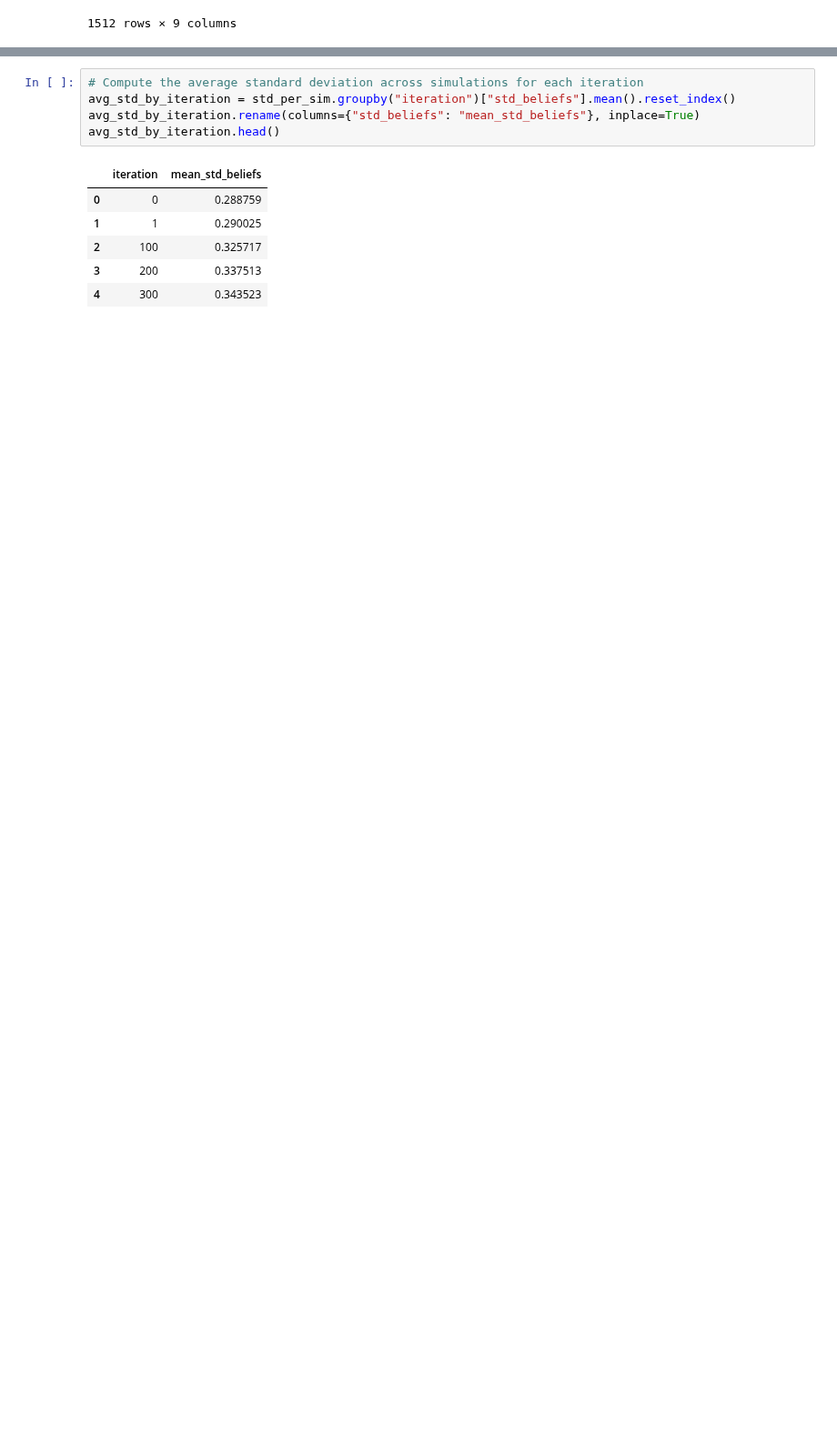
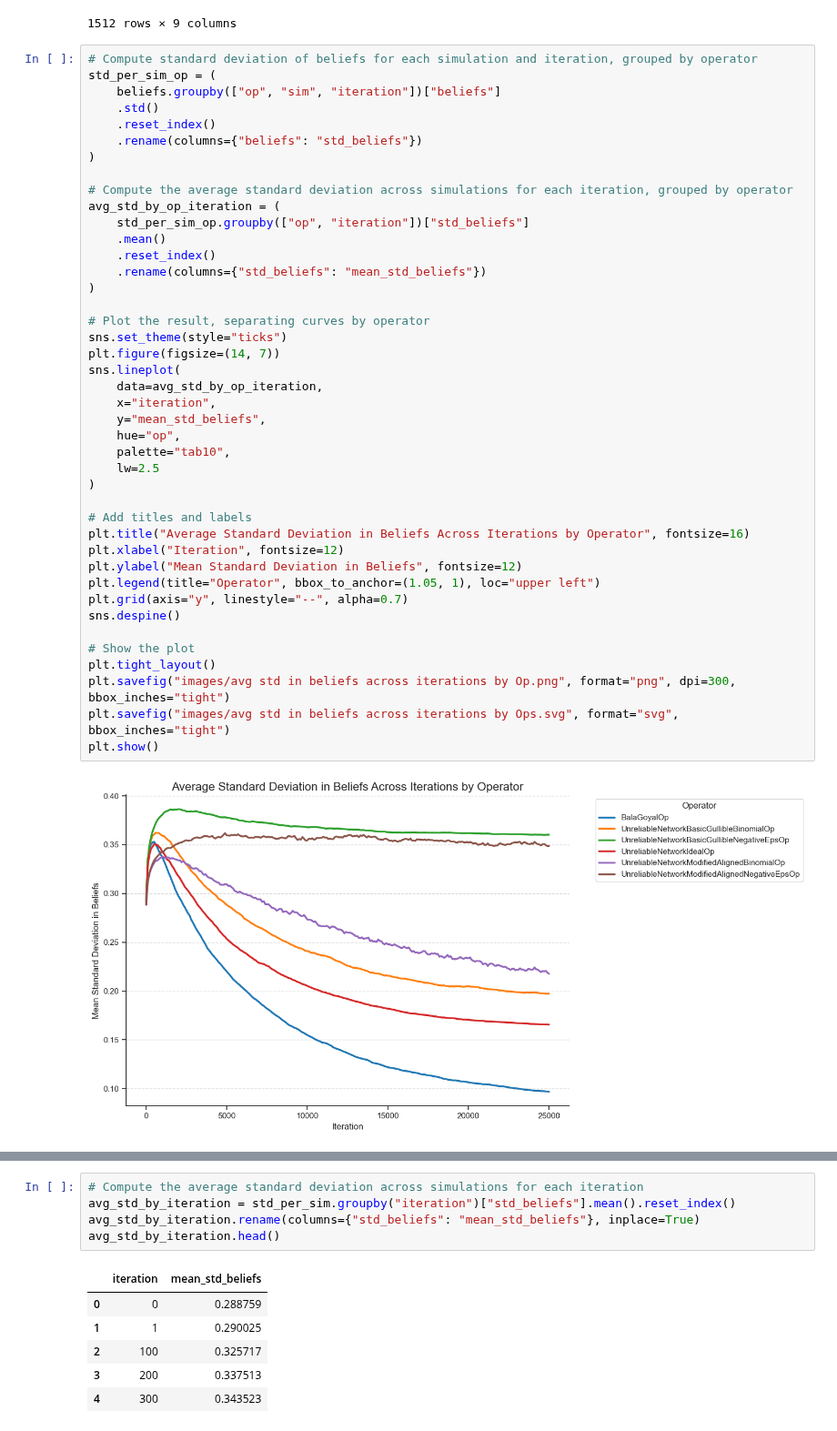
Before and after one commit to alexandroskoliousis/polygraphs, a Jupyter notebook: examples/beliefs/beliefs_comparision.ipynb, the cells around one changed output, grey strips where cells are left out. Shown at 91% size. Drawn from its saved outputs; the diff is of its cells as text; blank space fills up the shorter version.

```diff
--- a/examples/beliefs/beliefs_comparision.ipynb
+++ b/examples/beliefs/beliefs_comparision.ipynb
@@ -52,6 +52,50 @@ aggregated_beliefs
 | 1510 | UnreliableNetworkModifiedAlignedN... | 24900 | 0.798718 | 0.999984 | 0.350696 | 0.0 | 1.0 | 0.76042 | ... |
 | 1511 | UnreliableNetworkModifiedAlignedN... | 25000 | 0.798284 | 0.999984 | 0.350798 | 0.0 | 1.0 | 0.755745 | ... |
 1512 rows × 9 columns
+# %%
+# Compute standard deviation of beliefs for each simulation and iteration, grouped by operator
+std_per_sim_op = (
+    beliefs.groupby(["op", "sim", "iteration"])["beliefs"]
+    .std()
+    .reset_index()
+    .rename(columns={"beliefs": "std_beliefs"})
+)
+
+# Compute the average standard deviation across simulations for each iteration, grouped by operator
+avg_std_by_op_iteration = (
+    std_per_sim_op.groupby(["op", "iteration"])["std_beliefs"]
+    .mean()
+    .reset_index()
+    .rename(columns={"std_beliefs": "mean_std_beliefs"})
+)
+
+# Plot the result, separating curves by operator
+sns.set_theme(style="ticks")
+plt.figure(figsize=(14, 7))
+sns.lineplot(
+    data=avg_std_by_op_iteration,
+    x="iteration",
+    y="mean_std_beliefs",
+    hue="op",
+    palette="tab10",
+    lw=2.5
+)
+
+# Add titles and labels
+plt.title("Average Standard Deviation in Beliefs Across Iterations by Operator", fontsize=16)
+plt.xlabel("Iteration", fontsize=12)
+plt.ylabel("Mean Standard Deviation in Beliefs", fontsize=12)
+plt.legend(title="Operator", bbox_to_anchor=(1.05, 1), loc="upper left")
+plt.grid(axis="y", linestyle="--", alpha=0.7)
+sns.despine()
+
+# Show the plot
+plt.tight_layout()
+plt.savefig("images/avg std in beliefs across iterations by Op.png", format="png", dpi=300, bbox_inches="tight")
+plt.savefig("images/avg std in beliefs across iterations by Ops.svg", format="svg", bbox_inches="tight")
+plt.show()
+# %% [output]
+[figure, added]
 # %%
 # Compute standard deviation of beliefs for each simulation and iteration
 std_per_sim = beliefs.groupby(["sim", "iteration"])["beliefs"].std().reset_index()
```
Also changed, not shown: parts of 7 cells of this notebook, 35 other files.
